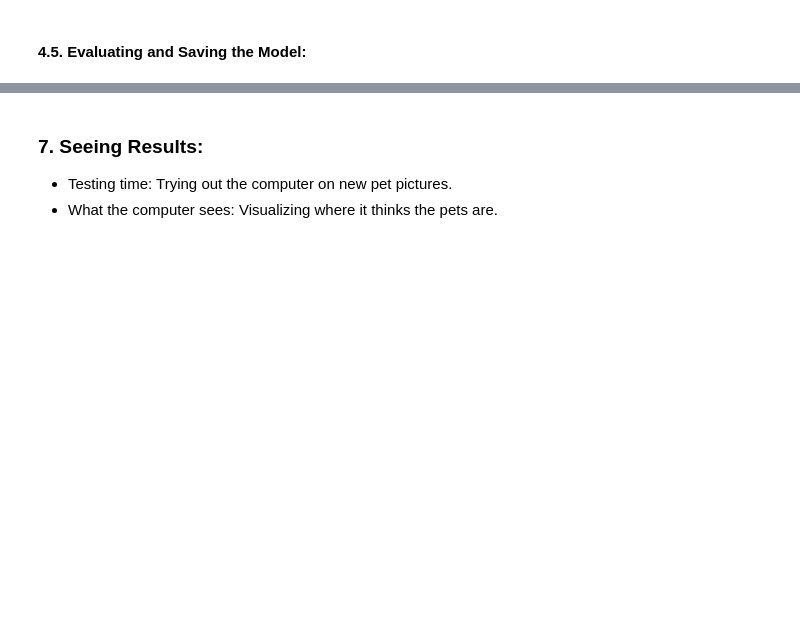
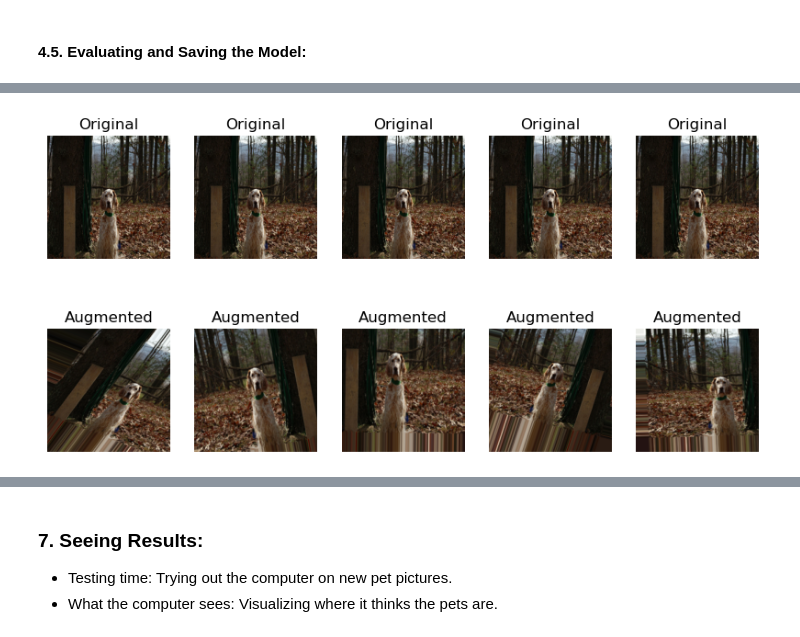
Before and after one commit to borisov5/Deep-Learning-December-2023, a Jupyter notebook: My project/Ivelin_Borisov_Deep_learning_project.ipynb, the cells around one changed output, grey strips where cells are left out. Cells and saved outputs as stored; diff of their text form; code cells hidden in the pictures; blank space fills up the shorter version.

```diff
--- a/My project/Ivelin_Borisov_Deep_learning_project.ipynb
+++ b/My project/Ivelin_Borisov_Deep_learning_project.ipynb
@@ -43,17 +70,14 @@ dataset = builder.as_dataset(split='train', shuffle_files=True)
 **Code Snippet - Image Preprocessing:**
 # %%
 # Image preprocessing: resizing and normalization
-def preprocess_image(image):
-    # Resize image to a consistent size
+def preprocess_image(example):
+    image, label = example['image'], example['label']
     resized_image = tf.image.resize(image, [224, 224])
-
-    # Normalize pixel values to be between 0 and 1
     normalized_image = resized_image / 255.0
-
-    return normalized_image
+    return normalized_image, label
 
 # Apply preprocessing to the dataset
-dataset = dataset.map(lambda x: (preprocess_image(x['image']), x['label']))
+dataset = dataset.map(preprocess_image)
 # %% [markdown]
 **What to Expect:**
 In this part, we'll introduce you to the Oxford-IIIT Pet dataset, show you some pet pictures, and guide you through the steps of preparing these images for the exciting journey ahead. It's all about setting the stage for our computer to become a pet photo expert.
@@ -240,0 +685,41 @@ model.save("custom_pet_detection_model")
+# %%
+# Define an ImageDataGenerator with augmentation settings
+datagen = ImageDataGenerator(
+    rotation_range=40,
+    width_shift_range=0.2,
+    height_shift_range=0.2,
+    shear_range=0.2,
+    zoom_range=0.2,
+    horizontal_flip=True,
+    fill_mode='nearest'
+)
+
+# Choose a sample image for visualization
+sample_image = X_train[2]
+
+# Reshape the image to (1, height, width, channels) for the flow method
+sample_image = np.expand_dims(sample_image, axis=0)
+
+# Generate augmented images
+augmented_images = []
+for batch in datagen.flow(sample_image, batch_size=1):
+    augmented_images.append(batch[0])
+    if len(augmented_images) >= 5:  # Generate 5 augmented images for visualization
+        break
+
+# Plot the original and augmented images
+plt.figure(figsize=(10, 5))
+for i in range(5):
+    plt.subplot(2, 5, i + 1)
+    plt.imshow(sample_image[0])
+    plt.title('Original')
+    plt.axis('off')
+
+    plt.subplot(2, 5, i + 6)
+    plt.imshow(augmented_images[i])
+    plt.title('Augmented')
+    plt.axis('off')
+
+plt.show()
+# %% [output]
+[figure, added]
```
Also changed, not shown: parts of 89 cells of this notebook.
